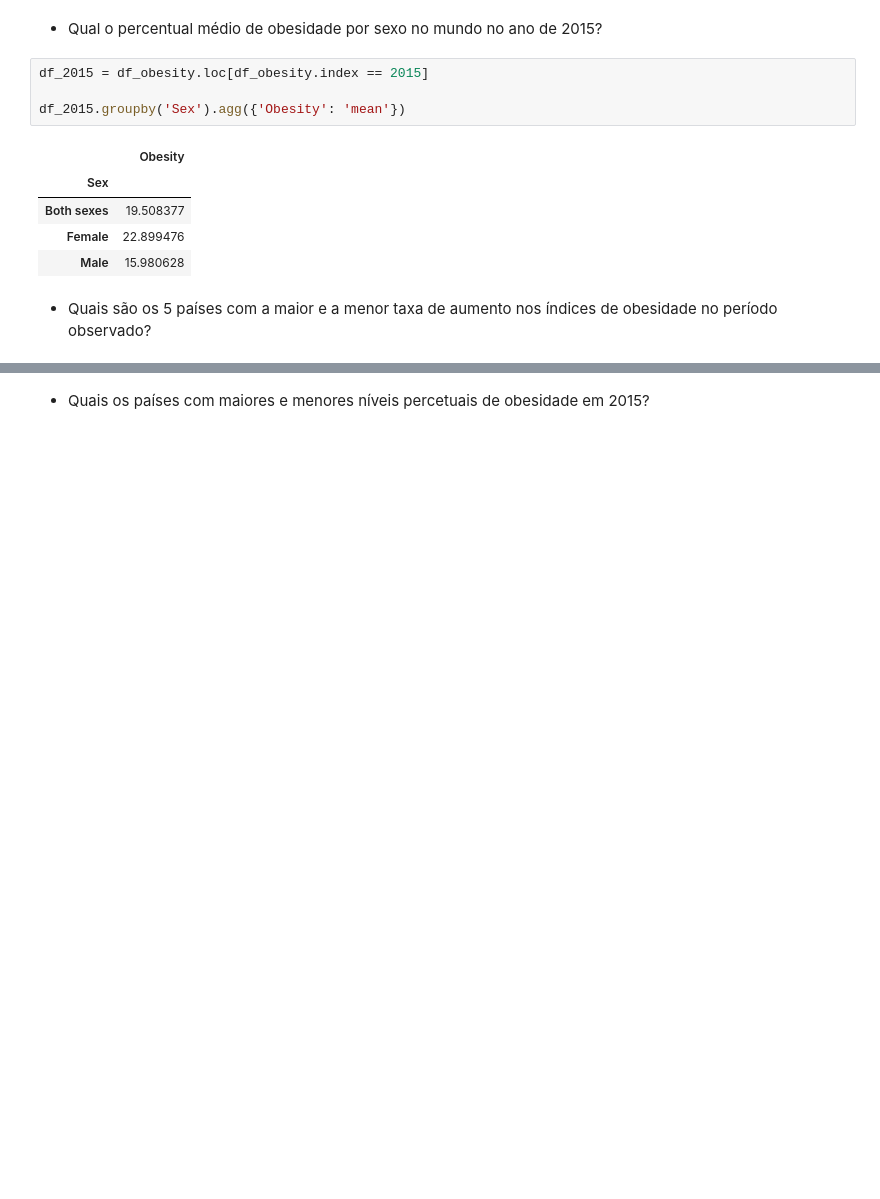
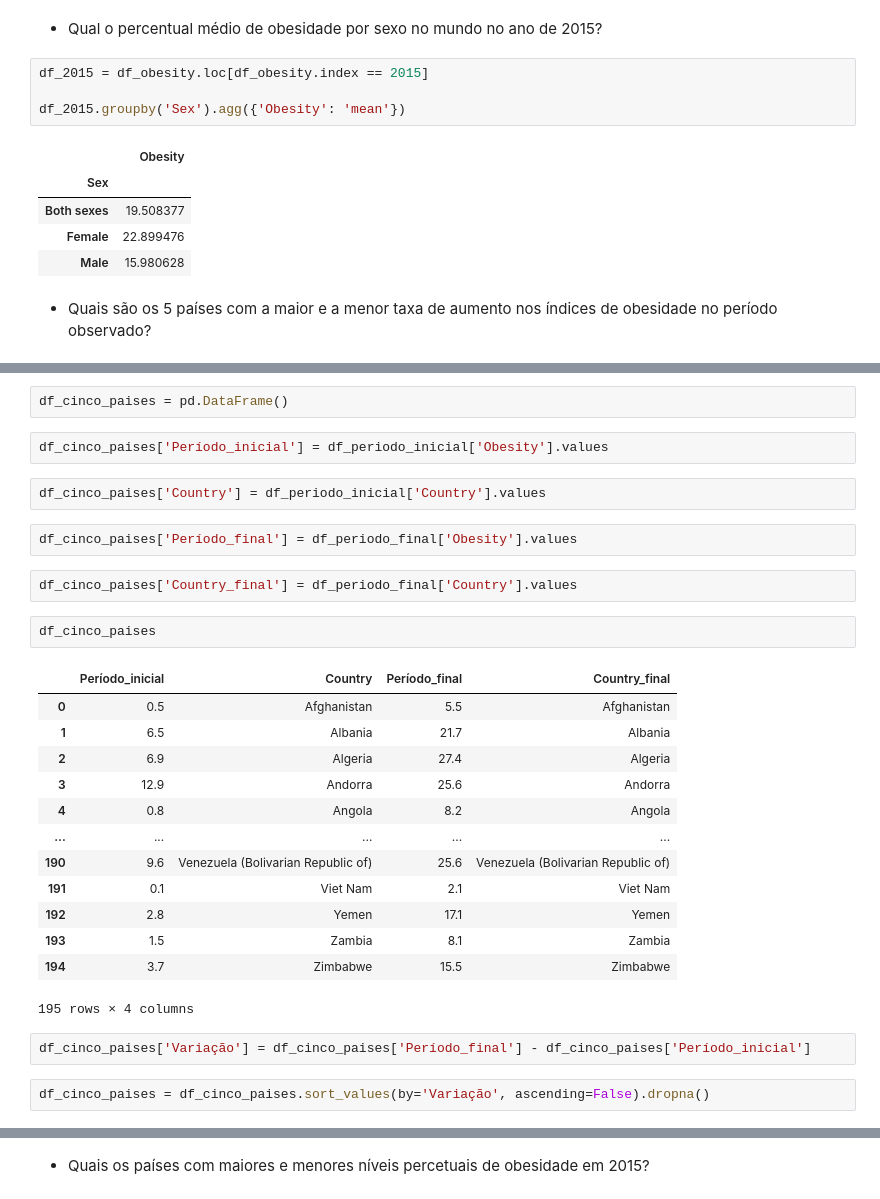
Before and after one commit to talesaraujoc/Analise_de_obesidade_e_renda_per_capita_por_paises, a Jupyter notebook: projeto-analise-de-dados.ipynb, the cells around one changed output, grey strips where cells are left out. Saved outputs shown, nothing was run; the diff lists cells and outputs as text; blank space fills up the shorter version.

```diff
--- a/projeto-analise-de-dados.ipynb
+++ b/projeto-analise-de-dados.ipynb
@@ -106,0 +102,30 @@ df_periodo_final = df_
+# %%
+df_cinco_paises = pd.DataFrame()
+# %%
+df_cinco_paises['Período_inicial'] = df_periodo_inicial['Obesity'].values
+# %%
+df_cinco_paises['Country'] = df_periodo_inicial['Country'].values
+# %%
+df_cinco_paises['Período_final'] = df_periodo_final['Obesity'].values
+# %%
+df_cinco_paises['Country_final'] = df_periodo_final['Country'].values
+# %%
+df_cinco_paises
+# %% [output]
+|  | Período_inicial | Country | Período_final | Country_final |
+| 0 | 0.5 | Afghanistan | 5.5 | Afghanistan |
+| 1 | 6.5 | Albania | 21.7 | Albania |
+| 2 | 6.9 | Algeria | 27.4 | Algeria |
+| 3 | 12.9 | Andorra | 25.6 | Andorra |
+| 4 | 0.8 | Angola | 8.2 | Angola |
+| ... | ... | ... | ... | ... |
+| 190 | 9.6 | Venezuela (Bolivarian Republic of) | 25.6 | Venezuela (Bolivarian Republic of) |
+| 191 | 0.1 | Viet Nam | 2.1 | Viet Nam |
+| 192 | 2.8 | Yemen | 17.1 | Yemen |
+| 193 | 1.5 | Zambia | 8.1 | Zambia |
+| 194 | 3.7 | Zimbabwe | 15.5 | Zimbabwe |
+195 rows × 4 columns
+# %%
+df_cinco_paises['Variação'] = df_cinco_paises['Período_final'] - df_cinco_paises['Período_inicial']
+# %%
+df_cinco_paises = df_cinco_paises.sort_values(by='Variação', ascending=False).dropna()
```
Also changed, not shown: parts of 35 cells of this notebook.
